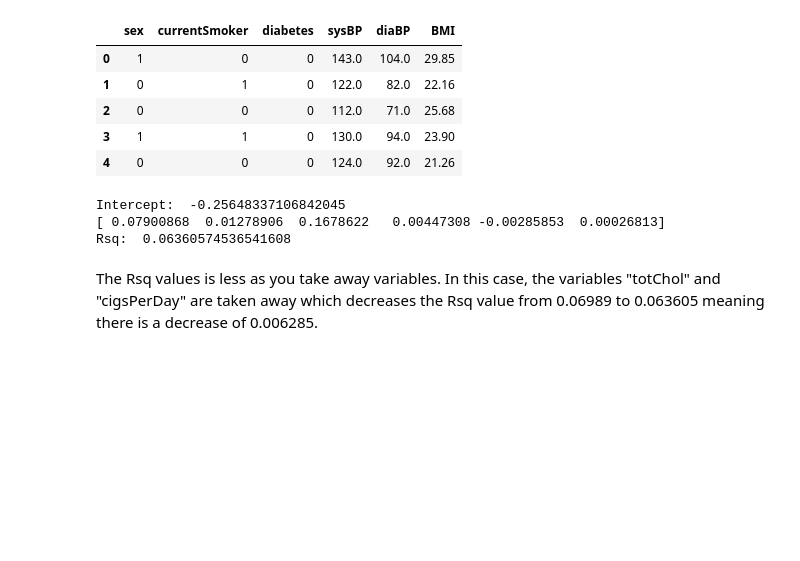
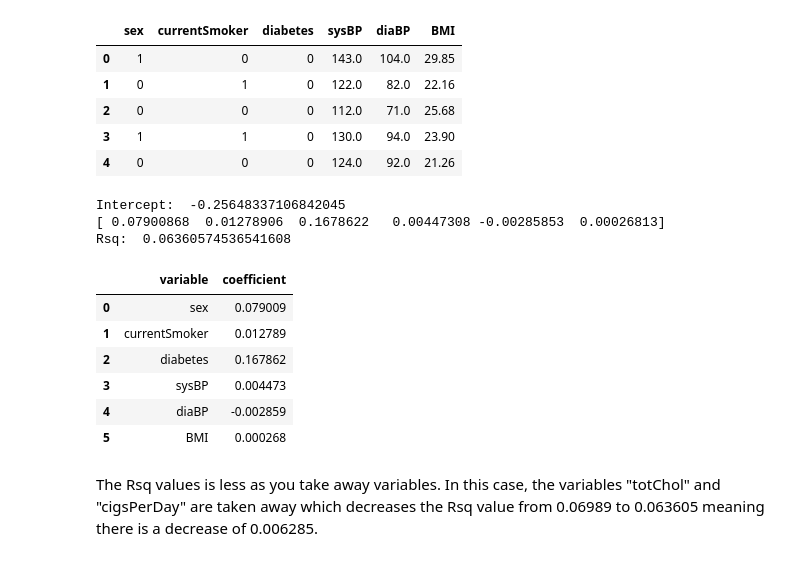
Before and after one commit to Catherine-Nguyen88/project_chd, a Jupyter notebook: CHD_Catherine's_Part.ipynb, the cells around one changed output. Drawn from its saved outputs; the diff is of its cells as text; code cells hidden in the pictures; blank space fills up the shorter version.

```diff
--- a/CHD_Catherine's_Part.ipynb
+++ b/CHD_Catherine's_Part.ipynb
@@ -359,14 +360,25 @@ X2.head() # Peek at data
 | 3 | 1 | 1 | 0 | 130.0 | 94.0 | 23.90 |
 | 4 | 0 | 0 | 0 | 124.0 | 92.0 | 21.26 |
 # %%
-reg = LinearRegression().fit(X2, y) # Fit the linear model
-print('Intercept: ', reg.intercept_) # Intercept value
-print(reg.coef_) # Regression coefficients
-print('Rsq: ', reg.score(X2, y)) # R squared measure
+reg2 = LinearRegression().fit(X2, y) # Fit the linear model
+print('Intercept: ', reg2.intercept_) # Intercept value
+print(reg2.coef_) # Regression coefficients
+print('Rsq: ', reg2.score(X2, y)) # R squared measure
 # %% [output]
 Intercept:  -0.25648337106842045
 [ 0.07900868  0.01278906  0.1678622   0.00447308 -0.00285853  0.00026813]
 Rsq:  0.06360574536541608
+# %%
+results2 = pd.DataFrame({'variable':reg2.feature_names_in_, 'coefficient': reg2.coef_}) # Regression coefficients
+results2
+# %% [output]
+|  | variable | coefficient |
+| 0 | sex | 0.079009 |
+| 1 | currentSmoker | 0.012789 |
+| 2 | diabetes | 0.167862 |
+| 3 | sysBP | 0.004473 |
+| 4 | diaBP | -0.002859 |
+| 5 | BMI | 0.000268 |
 # %% [markdown]
 The Rsq values is less as you take away variables. In this case, the variables "totChol" and "cigsPerDay" are taken away which decreases the Rsq value from 0.06989 to 0.063605 meaning there is a decrease of 0.006285.
 # %% [markdown]
```
Also changed, not shown: parts of 14 cells of this notebook.
